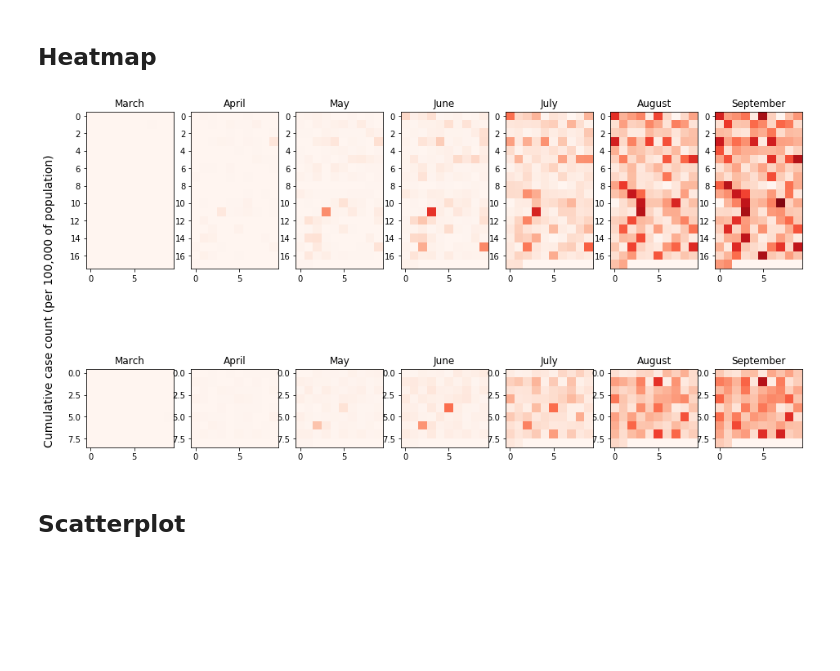
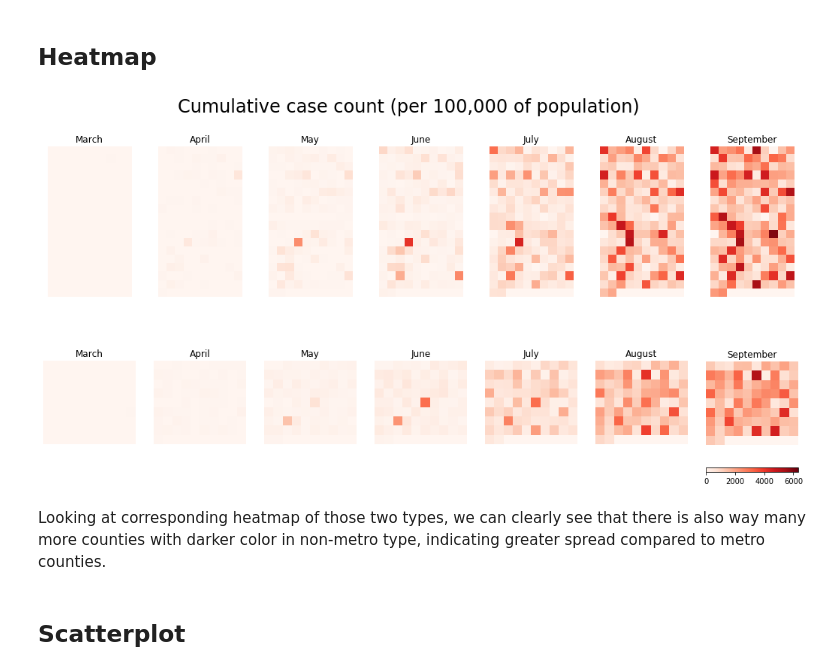
Before and after one commit to Data-Analytics-2020/Hypothesis-Testing-Assignment, a Jupyter notebook: hypothesis_8.ipynb, the cells around one changed output. Drawn from its saved outputs; the diff is of its cells as text; code cells hidden in the pictures; blank space fills up the shorter version.

Commit message:
refactor + use same ylim for scatterplot + add colorbar in heatmap + add titles + update line width

```diff
--- a/hypothesis_8.ipynb
+++ b/hypothesis_8.ipynb
@@ -92,7 +92,8 @@ import matplotlib.dates as mdates
 figsize=(20,10)
 title_size = 22
 label_size = 18
-ticker_count=8
+ticker_count= 8
+line_width = 2.5
 # %% [markdown]
 ## 7-day average case count
 # %%
@@ -112,14 +113,18 @@ for cls in metro_cls:
     df = merged_df[merged_df['Classification'] == cls].iloc[:,3:]
     df = df.mean().diff().rolling(window=7).mean()
     #print(df.iloc[:,:-1].max().max())
-    ax1.plot(dates, df, label=cls)
+    ax1.plot(dates, df, label=cls, linewidth=line_width)
 
 # plotting average values of each metro classification
 metro_types = ['Non-Metro', 'Metro']
 for metro_type in metro_types:
     df = merged_df[merged_df['MetroArea'] == metro_type].iloc[:,3:]
     df = df.mean().diff().rolling(window=7).mean()
-    ax2.plot(dates, df, label=metro_type)
+    ax2.plot(dates, df, label=metro_type, linewidth=line_width)
+
+# using same ylim
+# ax1.set_ylim(0, 45);
+# ax2.set_ylim(0, 45);
 
 # configure legend
 handles, labels = ax1.get_legend_handles_labels()
@@ -153,29 +162,35 @@ for month in range(1,12,1):
 # %%
 import numpy as np
 from matplotlib.pyplot import cm
 
 fig_size = 6
 fig2 = plt.figure(figsize=(fig_size*3, fig_size*1.5))
-fig2.suptitle('', fontsize=32)
-fig2.text(0.085, 0.5, "Cumulative case count (per 100,000 of population)", va="center", rotation=90, fontsize=14)
+fig2.suptitle('Cumulative case count (per 100,000 of population)', fontsize=24)
+# fig2.text(0.085, 0.5, "Cumulative case count (per 100,000 of population)", va="center", rotation=90, fontsize=14)
 
 idx = 0
 vmax = merged_df.iloc[:,3:].max().max()
 for i, metro_type in enumerate(metro_types):
     avg_month_type_df = avg_month_df[avg_month_df['MetroArea'] == metro_type].iloc[:,3:]
     for month in avg_month_type_df:
         col = avg_month_type_df[month].values
         col = np.pad(col, (0, 10 - col.shape[0] % 10), 'constant')
         col = col.reshape((-1,10))
 
         idx += 1
-        ax = fig2.add_subplot(2, 8, idx)
+        ax = fig2.add_subplot(2, 7, idx)
         ax.set_title(month, fontdict={'fontsize':12})
         heatmap = ax.imshow(col, cmap=cm.Reds, vmax=vmax)
-    idx = 8
+        ax.set_axis_off()
+
+# configure colorbar
+fig2.subplots_adjust(bottom=0.2)
+fig2.colorbar(heatmap, orientation="horizontal", fraction=0.07,anchor=(1.0,0.0))
 
 fig2.savefig('graphs/hypothesis_8_2.png')
 # %% [output]
-[figure, old version]
+[figure, new version]
+# %% [markdown]
+Looking at corresponding heatmap of those two types, we can clearly see that there is also way many more counties with darker color in non-metro type, indicating greater spread compared to metro counties.
 # %% [markdown]
 ## Scatterplot
```
Also changed, not shown: parts of 10 cells of this notebook, 4 other files.
